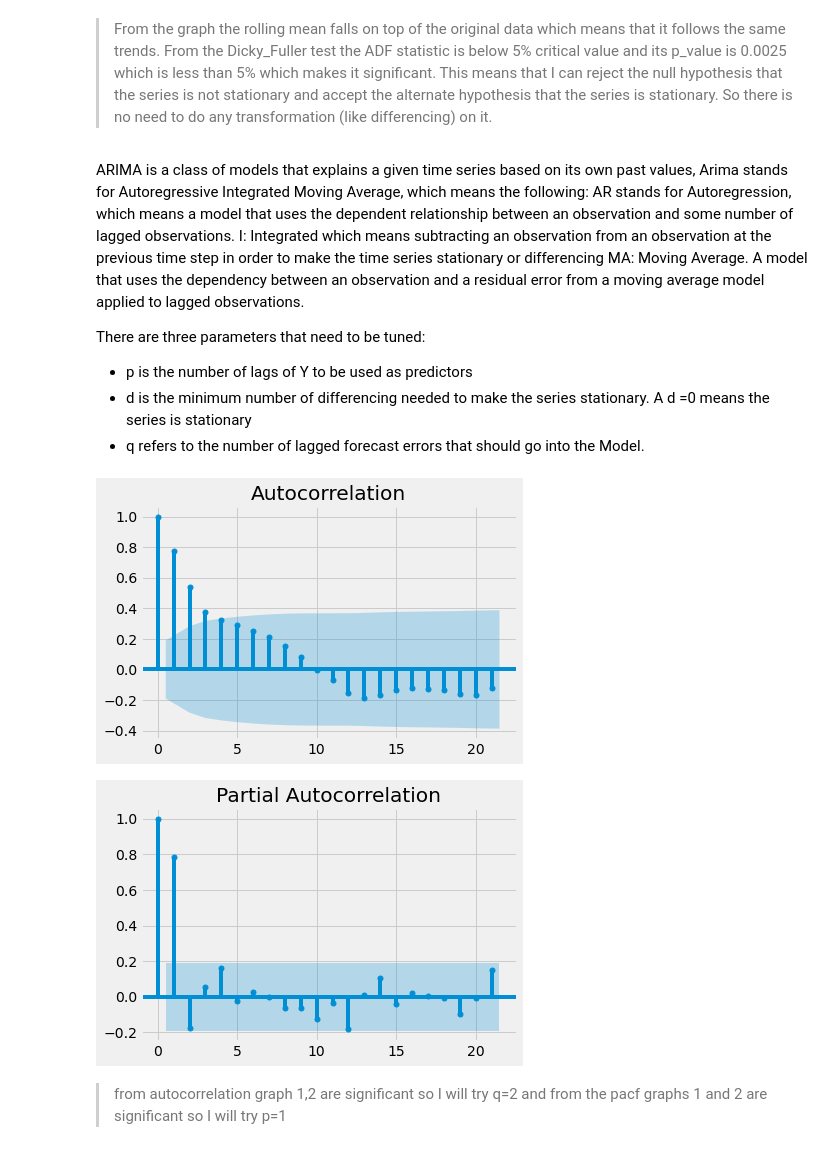
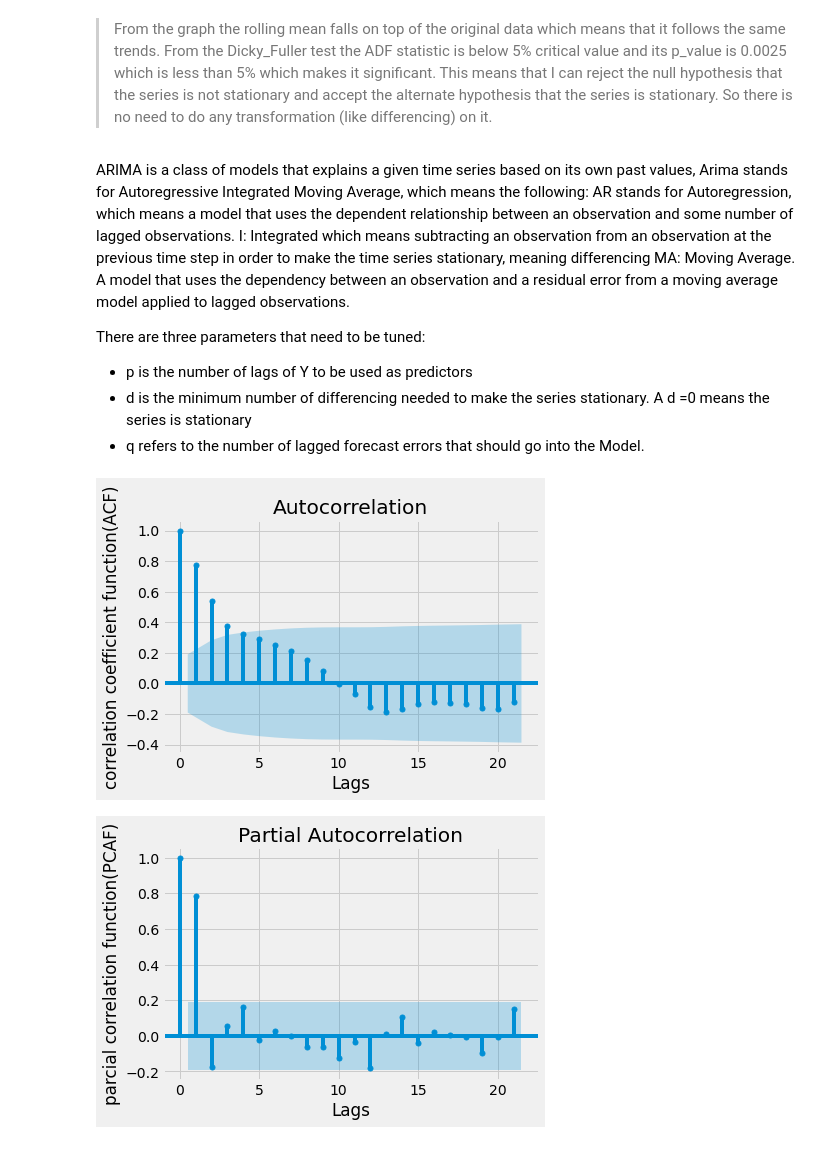
Before and after one commit to rime11/springboard, a Jupyter notebook: capstone_3/data modeling/data_modeling.ipynb, the cells around one changed output. Saved outputs shown, nothing was run; the diff lists cells and outputs as text; code cells hidden in the pictures.

```diff
--- a/capstone_3/data modeling/data_modeling.ipynb
+++ b/capstone_3/data modeling/data_modeling.ipynb
@@ -773,7 +774,7 @@ Critical Values =  {'1%': -3.4942202045135513, '5%': -2.889485291005291, '10%':
 ARIMA is a class of models that explains a given time series based on its own past values,
 Arima stands for Autoregressive Integrated Moving Average, which means the following:
 AR stands for Autoregression, which means a model that uses the dependent relationship between an observation and some number of lagged observations.
-I: Integrated which means subtracting an observation from an observation at the previous time step in order to make the time series stationary or differencing
+I: Integrated which means subtracting an observation from an observation at the previous time step in order to make the time series stationary, meaning differencing
 MA: Moving Average. A model that uses the dependency between an observation and a residual error from a moving average model applied to lagged observations.
 
 There are three parameters that need to be tuned:
@@ -781,13 +782,16 @@ There are three parameters that need to be tuned:
 - d is the minimum number of differencing needed to make the series stationary. A d =0 means the series is stationary
 - q refers to the number of lagged forecast errors that should go into the Model.
 # %%
+#autocorrelation function or ACF graph
 from statsmodels.graphics.tsaplots import plot_acf,plot_pacf
 #The ACF plot tells how many MA terms are required to remove any autocorrelation in the stationarized series, which is q
 plot_acf(df_sales_m.values)
+plt.xlabel('Lags')
+plt.ylabel('correlation coefficient function(ACF)')
 #To find out need needs any AR terms or p by inspecting the Partial Autocorrelation (PACF) plot.
-plot_pacf(df_sales_m.values);
+plot_pacf(df_sales_m.values)
+plt.xlabel('Lags')
+plt.ylabel('parcial correlation function(PCAF)');
 # %% [output]
-[figure, old version]
+[figure, new version]
-[figure, old version]
+[figure, new version]
-# %% [markdown]
->from autocorrelation graph 1,2 are significant so I will try q=2 and from the pacf graphs 1 and 2 are significant so I will try p=1
```
Also changed, not shown: parts of 76 cells of this notebook.
